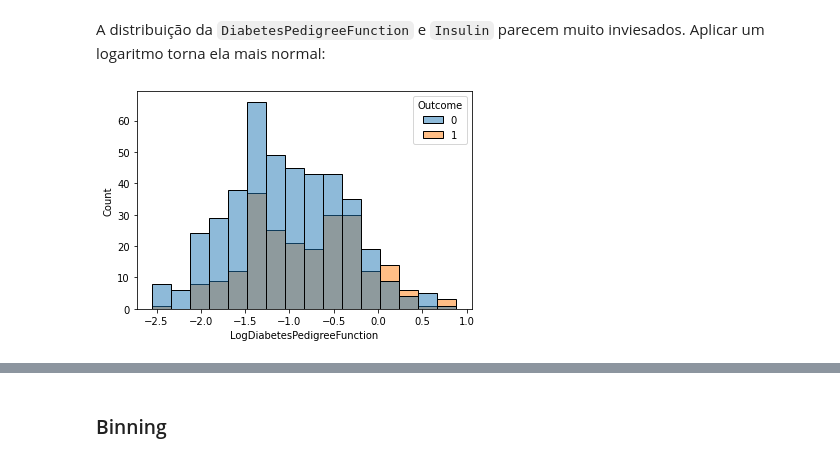
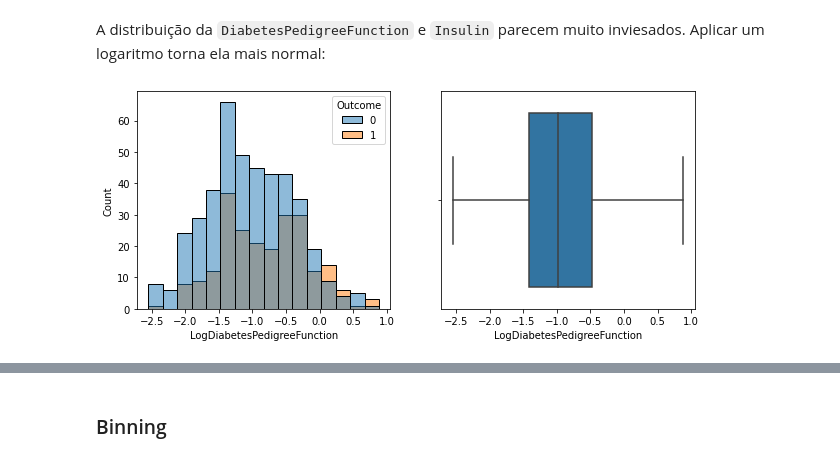
Before and after one commit to franklinzppa/diabetes-classification, a Jupyter notebook: diabetes-clf.ipynb, the cells around one changed output, grey strips where cells are left out. Saved outputs shown, nothing was run; the diff lists cells and outputs as text; code cells hidden in the pictures.

Commit message:
corrections to data treat

```diff
--- a/diabetes-clf.ipynb
+++ b/diabetes-clf.ipynb
@@ -329,0 +358,12 @@ X_train, X_test, y_train, y_test = train_test_split(X, y, train_size=0.85, rando
+# %%
+# Testando KNNImputer
+
+knn_imp = KNNImputer(n_neighbors=3)
+std_scaler = StandardScaler()
+log_clf = LogisticRegression()
+
+treat_steps = [('imputer', knn_imp), ('scaler', std_scaler)]
+treat_pipeline = Pipeline(treat_steps)
+X_train_tr = treat_pipeline.fit_transform(X_train)
+
+relatorio_cross_val(log_clf, X_train_tr, y_train)
@@ -330,17 +374,12 @@ X_train, X_test, y_train, y_test = train_test_split(X, y, train_size=0.85, rando
 # %%
-# Imputando com KNN
+# Reconstruindo o dataframe
 
-imp = KNNImputer()
-X_train_tr = imp.fit_transform(X_train)
-
-X_train_tr = pd.DataFrame(X_train_tr, columns=X_train.columns, index=X_train.index)
+X_train_tr_full = pd.DataFrame(knn_imp.fit_transform(X_train),
+                               columns=X_train.columns,
+                               index=X_train.index).join(y_train.to_frame())
-# %%
-# Juntar features e target para analisar os resultados
-
-X_train_tr_full = X_train_tr.join(y_train.to_frame())
 # %%
 def plot_dist_box(data, column):
-    "Function for plotting histogram and boxplot"
+    "Plota histograma e boxplot de uma coluna"
     fig, ax = plt.subplots(1, 2, figsize=(10, 4))
     sns.histplot(data=data, x=column, hue="Outcome", ax=ax[0])
     sns.boxplot(data=data, x=column, ax=ax[1])
@@ -430,6 +442,6 @@ Acurácia média: 0.7668
 A distribuição da `DiabetesPedigreeFunction` e `Insulin` parecem muito inviesados. Aplicar um logaritmo torna ela mais normal:
 # %%
 X_train_tr_full['LogDiabetesPedigreeFunction'] = np.log(X_train_tr_full['DiabetesPedigreeFunction'])
-_ = sns.histplot(X_train_tr_full, x="LogDiabetesPedigreeFunction", hue="Outcome")
+plot_dist_box(X_train_tr_full, "LogDiabetesPedigreeFunction")
 # %% [output]
-[figure, old version]
+[figure, new version]
```
Also changed, not shown: parts of 75 cells of this notebook, 1 other file.
